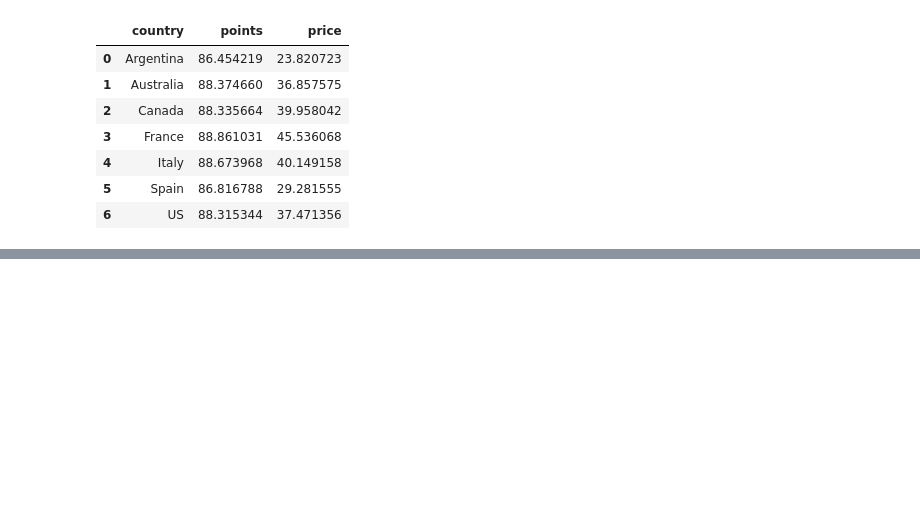
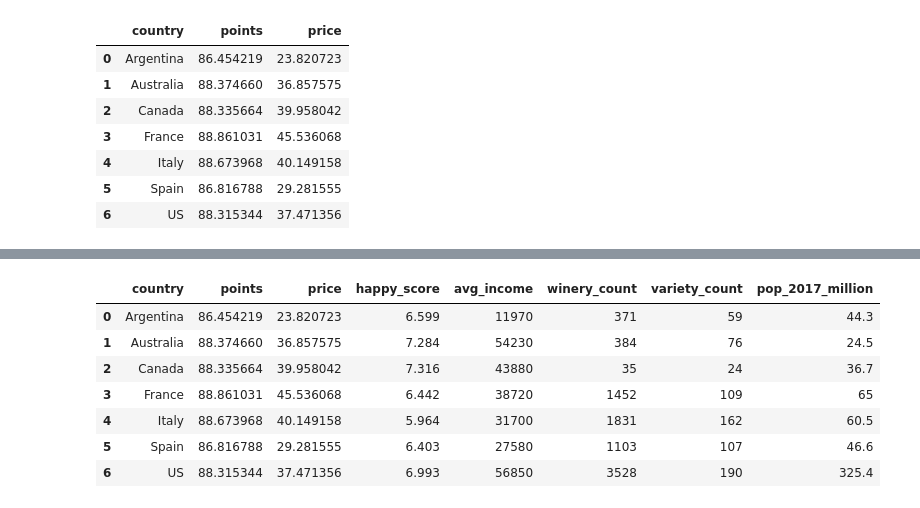
Before and after one commit to Savas21/Visualization_Project2, a Jupyter notebook: Jupyter/data_cleaning.ipynb, the cells around one changed output, grey strips where cells are left out. Cells and saved outputs as stored; diff of their text form; code cells hidden in the pictures; blank space fills up the shorter version.

```diff
--- a/Jupyter/data_cleaning.ipynb
+++ b/Jupyter/data_cleaning.ipynb
@@ -11,3 +11,5 @@ happy = pd.read_csv("../Data/happiness_report.csv")
 happy_df = pd.DataFrame(happy)
 income_raw = pd.read_csv('../Data/average_income.csv')
 income_df = pd.DataFrame(income_raw)
+pop_raw = pd.read_csv('../Data/world_population.csv')
+pop_df = pd.DataFrame(pop_raw)
@@ -138,3 +149,11 @@ income_ref
  'Italy': 31700.0,
  'Spain': 27580.0,
  'US': 56850.0}
+# %%
+pop_ref = {}
+for ctry in uniq_country:
+    if ctry != 'US':
+        pop_ref[ctry] = pop_df.loc[pop_df['Geography']==ctry]['Pop_mid_2017 (Million)'].tolist()[0]
+    else:
+        pop_ref[ctry] = pop_df.loc[pop_df['Geography']=='United States']['Pop_mid_2017 (Million)'].tolist()[0]
+pop_ref
@@ -275,3 +230,10 @@ country_df
 | 4 | Italy | 88.673968 | 40.149158 |
 | 5 | Spain | 86.816788 | 29.281555 |
 | 6 | US | 88.315344 | 37.471356 |
+# %%
+winery_ct_ref = {}
+variety_ct_ref = {}
+for ctry in uniq_country:
+    winery_ct_ref[ctry] = len(list(set(semi_df.loc[semi_df['country']==ctry]['winery'])))
+    variety_ct_ref[ctry] = len(list(set(semi_df.loc[semi_df['country']==ctry]['variety'])))
+winery_ct_ref
@@ -292,0 +274,17 @@ country_df
+# %%
+for index, row in country_df.iterrows():
+    country_df.set_value(index, "happy_score", happy_ref[row['country']])
+    country_df.set_value(index, "avg_income", income_ref[row['country']])
+    country_df.set_value(index, "winery_count", winery_ct_ref[row['country']])
+    country_df.set_value(index, "variety_count", variety_ct_ref[row['country']])
+    country_df.set_value(index, "pop_2017_million", pop_ref[row['country']])
+country_df.tail(10)
+# %% [output]
+|  | country | points | price | happy_score | avg_income | winery_count | variety_count | pop_2017_million |
+| 0 | Argentina | 86.454219 | 23.820723 | 6.599 | 11970 | 371 | 59 | 44.3 |
+| 1 | Australia | 88.374660 | 36.857575 | 7.284 | 54230 | 384 | 76 | 24.5 |
+| 2 | Canada | 88.335664 | 39.958042 | 7.316 | 43880 | 35 | 24 | 36.7 |
+| 3 | France | 88.861031 | 45.536068 | 6.442 | 38720 | 1452 | 109 | 65 |
+| 4 | Italy | 88.673968 | 40.149158 | 5.964 | 31700 | 1831 | 162 | 60.5 |
+| 5 | Spain | 86.816788 | 29.281555 | 6.403 | 27580 | 1103 | 107 | 46.6 |
+| 6 | US | 88.315344 | 37.471356 | 6.993 | 56850 | 3528 | 190 | 325.4 |
```
Also changed, not shown: parts of 16 cells of this notebook, 2 other files.
